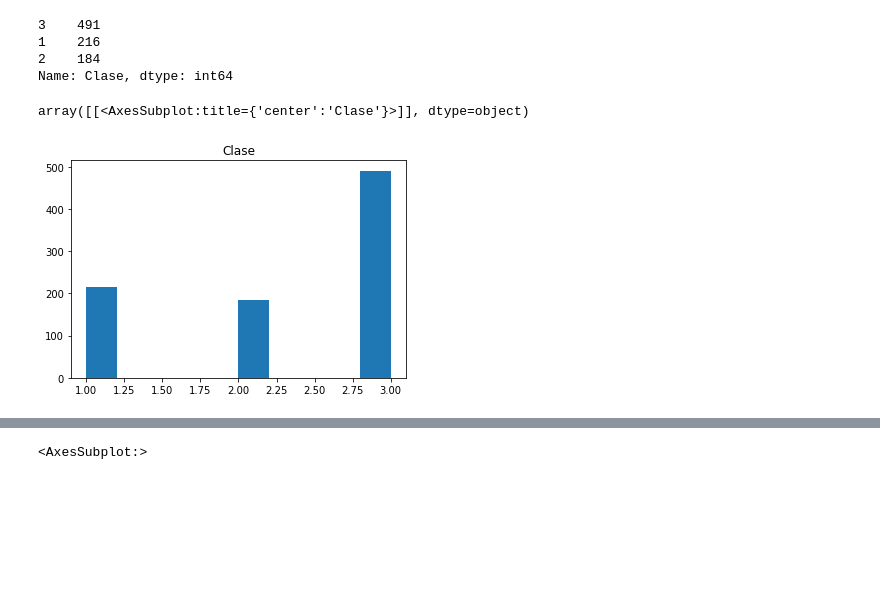
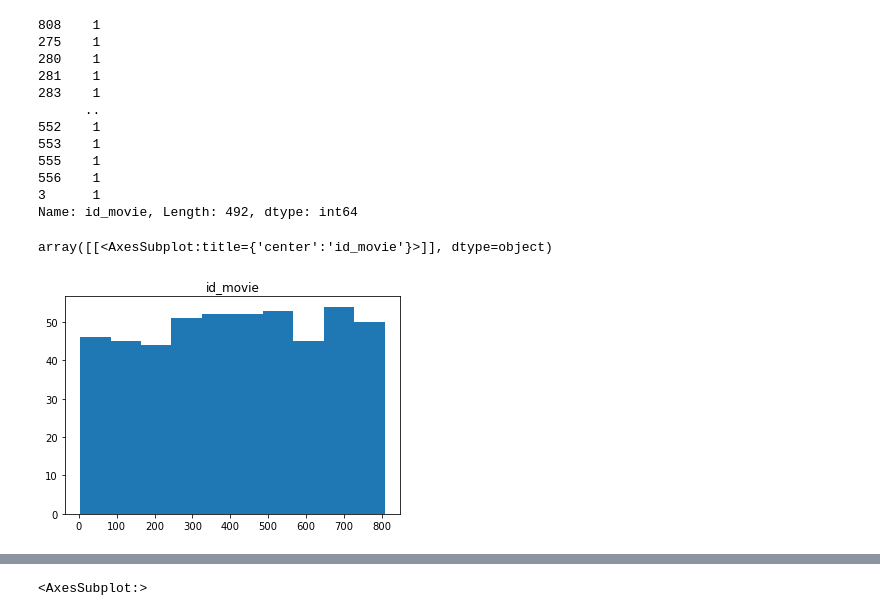
Before and after one commit to Gonxolo/DreamTeam, a Jupyter notebook: Clase_3.ipynb, the cells around one changed output, grey strips where cells are left out. Cells and saved outputs as stored; diff of their text form; code cells hidden in the pictures; blank space fills up the shorter version.

```diff
--- a/Clase_3.ipynb
+++ b/Clase_3.ipynb
@@ -3,7 +3,7 @@ import pandas as pd
 import numpy as np
 import matplotlib.pyplot as plt
 import copy
-ruta = "train.csv"
-df = pd.read_csv(ruta)
+ruta = "movie_titles_vCorta.csv"
+df = pd.read_csv(ruta, error_bad_lines=False)
 df.head()
 # %% [output]
@@ -35,0 +26,4 @@ df.head()
+# %%
+cabecera = ["id_movie", "year", "movie"]
+df.columns = cabecera
+df.head()
@@ -88,11 +89,19 @@ array([[<AxesSubplot:title={'center':'Sobrevivio'}>]], dtype=object)
 # %%
-print(df['Clase'].value_counts())
-df.hist(column = 'Clase', grid=False)
+print(df["id_movie"].value_counts())
+df.hist(column = "id_movie", grid=False)
 # %% [output]
-3    491
-1    216
-2    184
-Name: Clase, dtype: int64
+808    1
+275    1
+280    1
+281    1
+283    1
+      ..
+552    1
+553    1
+555    1
+556    1
+3      1
+Name: id_movie, Length: 492, dtype: int64
-array([[<AxesSubplot:title={'center':'Clase'}>]], dtype=object)
+array([[<AxesSubplot:title={'center':'id_movie'}>]], dtype=object)
-[figure, old version]
+[figure, new version]
 # %%
```
Also changed, not shown: parts of 10 cells of this notebook.
